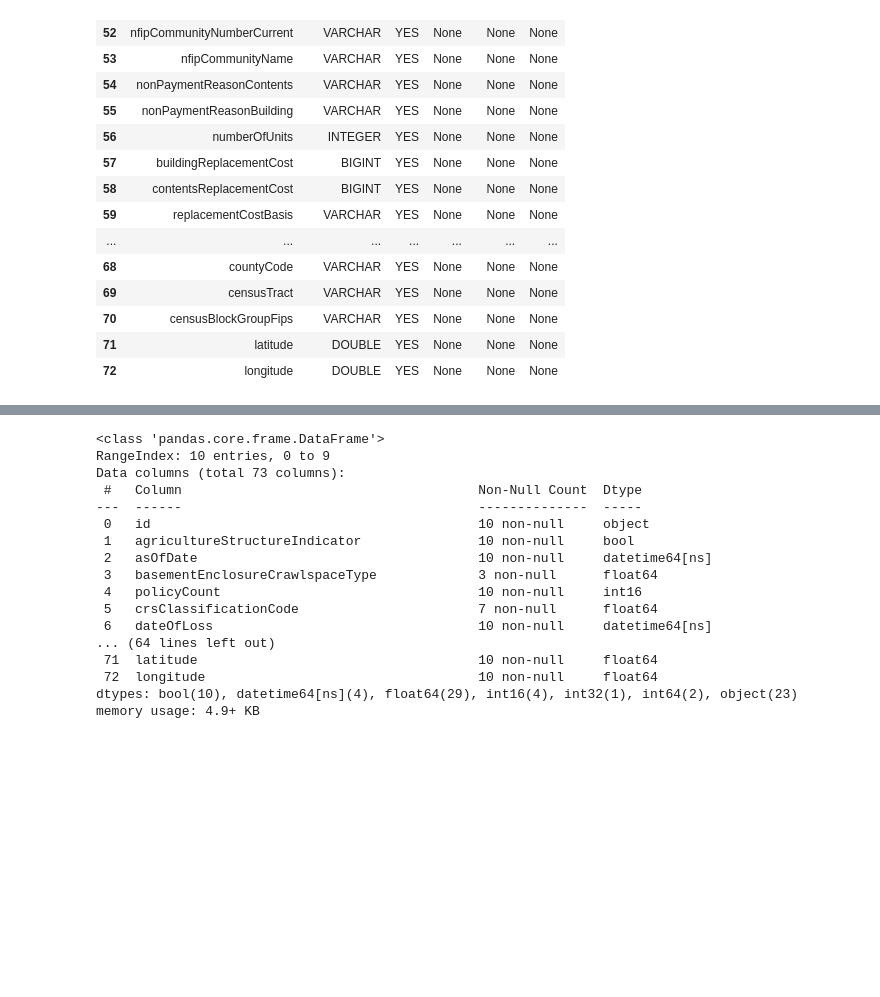
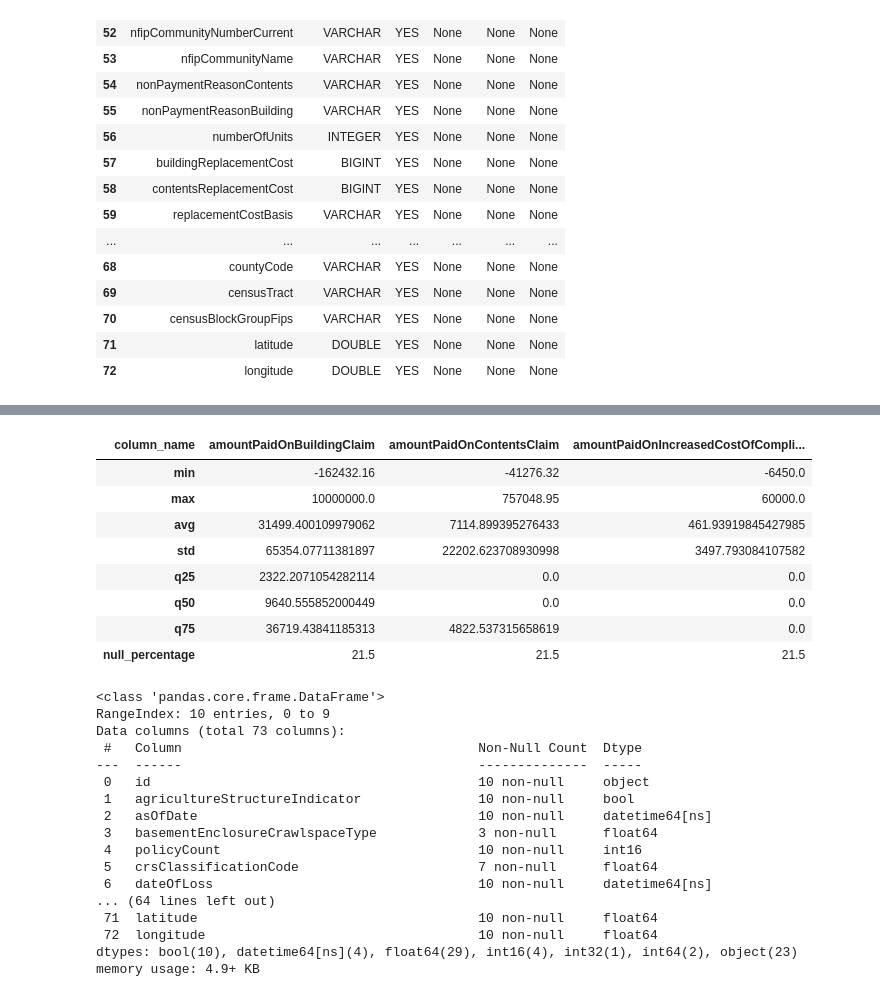
Before and after one commit to mebauer/duckdb-fema-nfip, a Jupyter notebook: analysis.ipynb, the cells around one changed output, grey strips where cells are left out. Drawn from its saved outputs; the diff is of its cells as text; code cells hidden in the pictures; blank space fills up the shorter version.

```diff
--- a/analysis.ipynb
+++ b/analysis.ipynb
@@ -210 +247,29 @@ summarize_df.iloc[50:, :]
+# %%
+# examine summary statisitics on amount paid columns
+col_names = [
+    'amountPaidOnBuildingClaim',
+    'amountPaidOnContentsClaim',
+    'amountPaidOnIncreasedCostOfComplianceClaim'
+]
+
+cols = [
+    'column_name', 'min', 'max', 'avg', 'std',
+    'q25', 'q50', 'q75', 'null_percentage'
+]
+
+(summarize_df
+ .loc[summarize_df['column_name'].isin(col_names), cols]
+ .set_index('column_name')
+ .T
+)
+# %% [output]
+| column_name | amountPaidOnBuildingClaim | amountPaidOnContentsClaim | amountPaidOnIncreasedCostOfCompli... |
+| min | -162432.16 | -41276.32 | -6450.0 |
+| max | 10000000.0 | 757048.95 | 60000.0 |
+| avg | 31499.400109979062 | 7114.899395276433 | 461.93919845427985 |
+| std | 65354.07711381897 | 22202.623708930998 | 3497.793084107582 |
+| q25 | 2322.2071054282114 | 0.0 | 0.0 |
+| q50 | 9640.555852000449 | 0.0 | 0.0 |
+| q75 | 36719.43841185313 | 4822.537315658619 | 0.0 |
+| null_percentage | 21.5 | 21.5 | 21.5 |
 # %%
```
Also changed, not shown: parts of 25 cells of this notebook, 1 other file.
